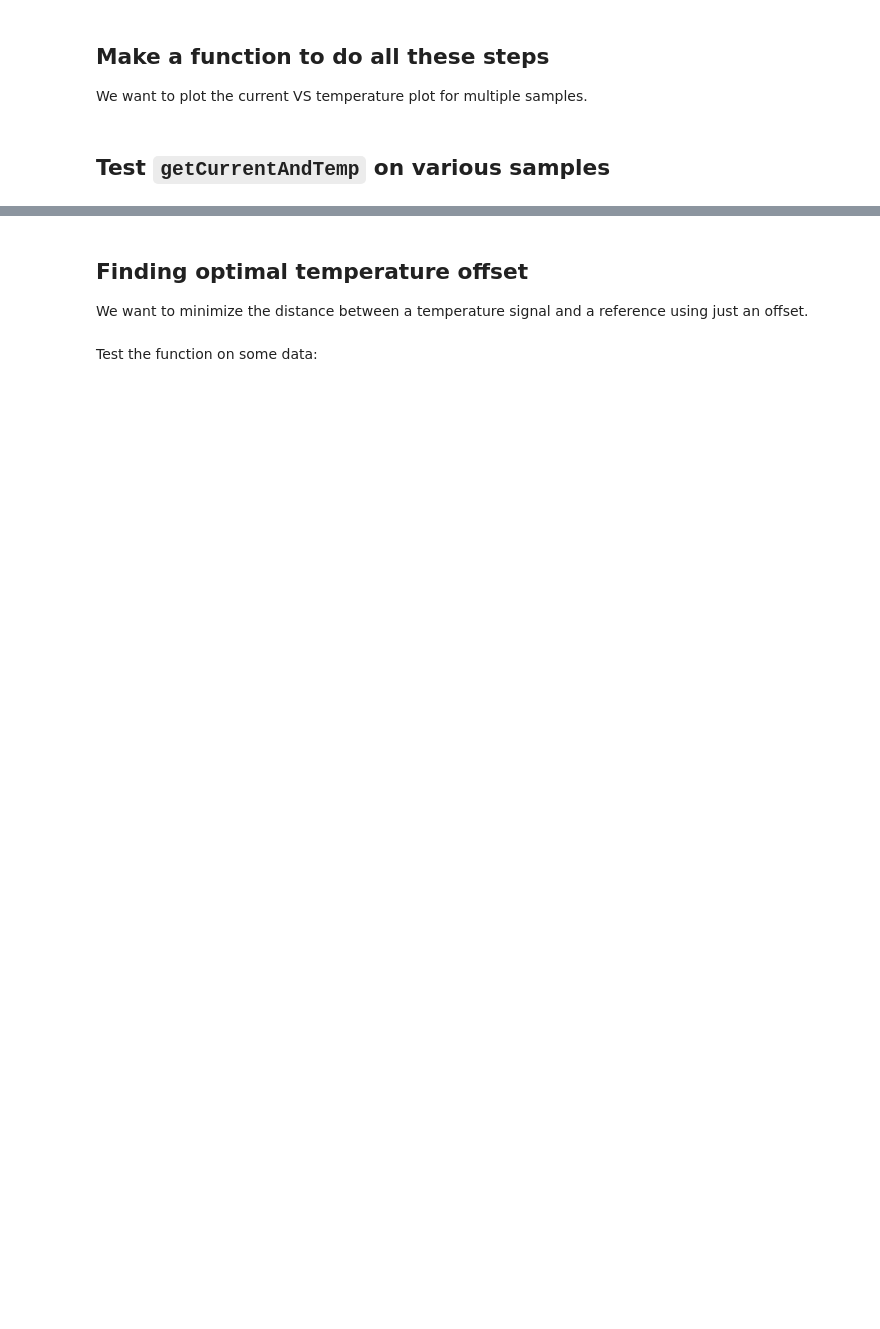
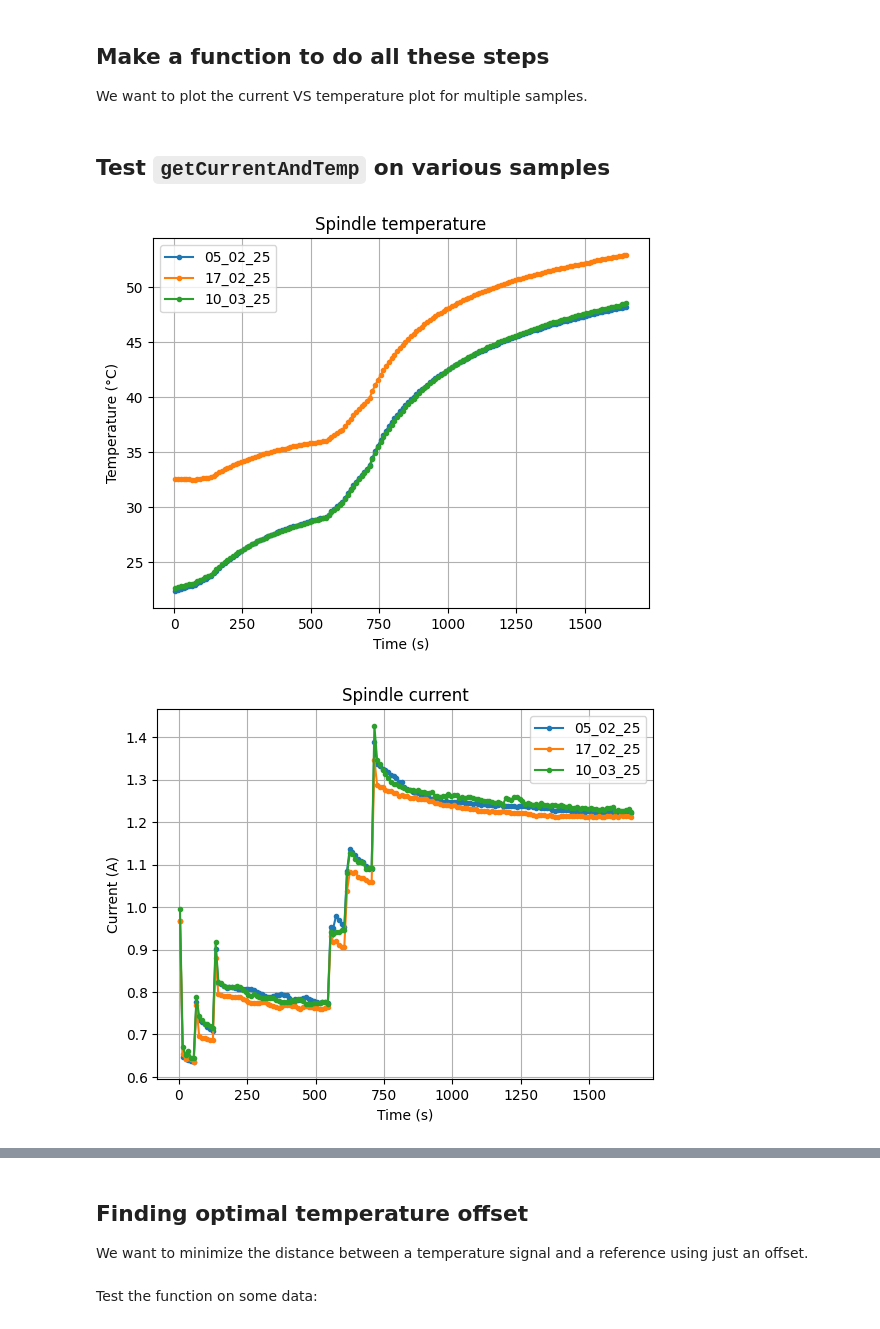
Before and after one commit to opatiny/predictiveMaintenance, a Jupyter notebook: src/notebooks/spindleCurrentVsTemperature.ipynb, the cells around one changed output, grey strips where cells are left out. Drawn from its saved outputs; the diff is of its cells as text; code cells hidden in the pictures; blank space fills up the shorter version.

```diff
--- a/src/notebooks/spindleCurrentVsTemperature.ipynb
+++ b/src/notebooks/spindleCurrentVsTemperature.ipynb
@@ -16,9 +24,7 @@ print(current_folder)
 # %% [markdown]
 ## Load data
 # %%
-from parse.loadCsvSignal import loadCsvSignal
-
-folderPath = "../../data/Mecatis/Warmup_Mecatis_05_02_25/"
+folderPath = "../../data/Mecatis/05_02_25/"
 
 temperature = "lrSigSpindleTemp.csv"
 current = "stSigAxCurrentS.csv"
@@ -111,7 +135,8 @@ plt.show()
 
 We want to plot the current VS temperature plot for multiple samples.
 # %%
-def getCurrentAndTemp(samplePath: str, timeSlot: float = 10, debug: bool = False) -> pd.DataFrame:
+
+def getCurrentAndTemp(samplePath: Path, timeSlot: float = 10, debug: bool = False) -> pd.DataFrame:
     """
     Get the current and temperature data from a sample path.
 
@@ -127,8 +152,8 @@ def getCurrentAndTemp(samplePath: str, timeSlot: float = 10, debug: bool = False
     pd.DataFrame: The current and temperature data.
     """
     # load the data
-    temperature = loadCsvSignal(samplePath + "lrSigSpindleTemp.csv", debug=debug)
-    current = loadCsvSignal(samplePath + "stSigAxCurrentS.csv", debug=debug)
+    temperature = loadCsvSignal( os.path.join(samplePath, "lrSigSpindleTemp.csv"), debug=debug)
+    current = loadCsvSignal(os.path.join(samplePath, "stSigAxCurrentS.csv"), debug=debug)
 
     temperatureSlots = computeSlotsAverage(temperature, timeSlot)
     currentSlots = computeSlotsAverage(current, timeSlot)
@@ -143,15 +168,16 @@ def getCurrentAndTemp(samplePath: str, timeSlot: float = 10, debug: bool = False
 # %% [markdown]
 ## Test `getCurrentAndTemp` on various samples
 # %%
-machinePath = "../../data/Mecatis/"
+machinePath: Path = "../../data/Mecatis/"
 
-samples = ["Warmup_Mecatis_05_02_25/",
-           "Warmup_Mecatis_17_02_25/",
-           "Warmup_Mecatis_10_03_25/"]
+samples: list[Path] = ["05_02_25",
+           "17_02_25",
+           "10_03_25"]
 
 data = []
 for sample in samples:
-    data.append(getCurrentAndTemp(machinePath + sample))
+    path = os.path.join(machinePath, sample)
+    data.append(getCurrentAndTemp(path))
 
 
 def showTempCalibrationPlots(data: list, sampleNames: list) -> None:
@@ -172,30 +198,33 @@ def showTempCalibrationPlots(data: list, sampleNames: list) -> None:
     plt.title("Spindle temperature")
     plt.legend()
     plt.grid()
     plt.show()
 
     # plot current versus time
     plt.figure()
     for i in range(len(data)):
         plt.plot(
             data[i]["timeSeconds"], data[i]["current"], "o-", markersize=3, label=sampleNames[i])
     plt.xlabel("Time (s)")
     plt.ylabel("Current (A)")
     plt.title("Spindle current")
     plt.legend()
     plt.grid()
     plt.show()
 
     # plot current versus temperature
     plt.figure()
     for i in range(len(data)):
         plt.plot(
             data[i]["temperature"], data[i]["current"], "o-", markersize=3, label=sampleNames[i])
     plt.xlabel("Temperature (°C)")
     plt.ylabel("Current (A)")
     plt.title("Spindle temperature VS current")
     plt.legend()
     plt.grid()
     plt.show()
 
 showTempCalibrationPlots(data, samples)
+# %% [output]
+[figure, added]
+[figure, added]
```
Also changed, not shown: parts of 15 cells of this notebook, 1 other file.
